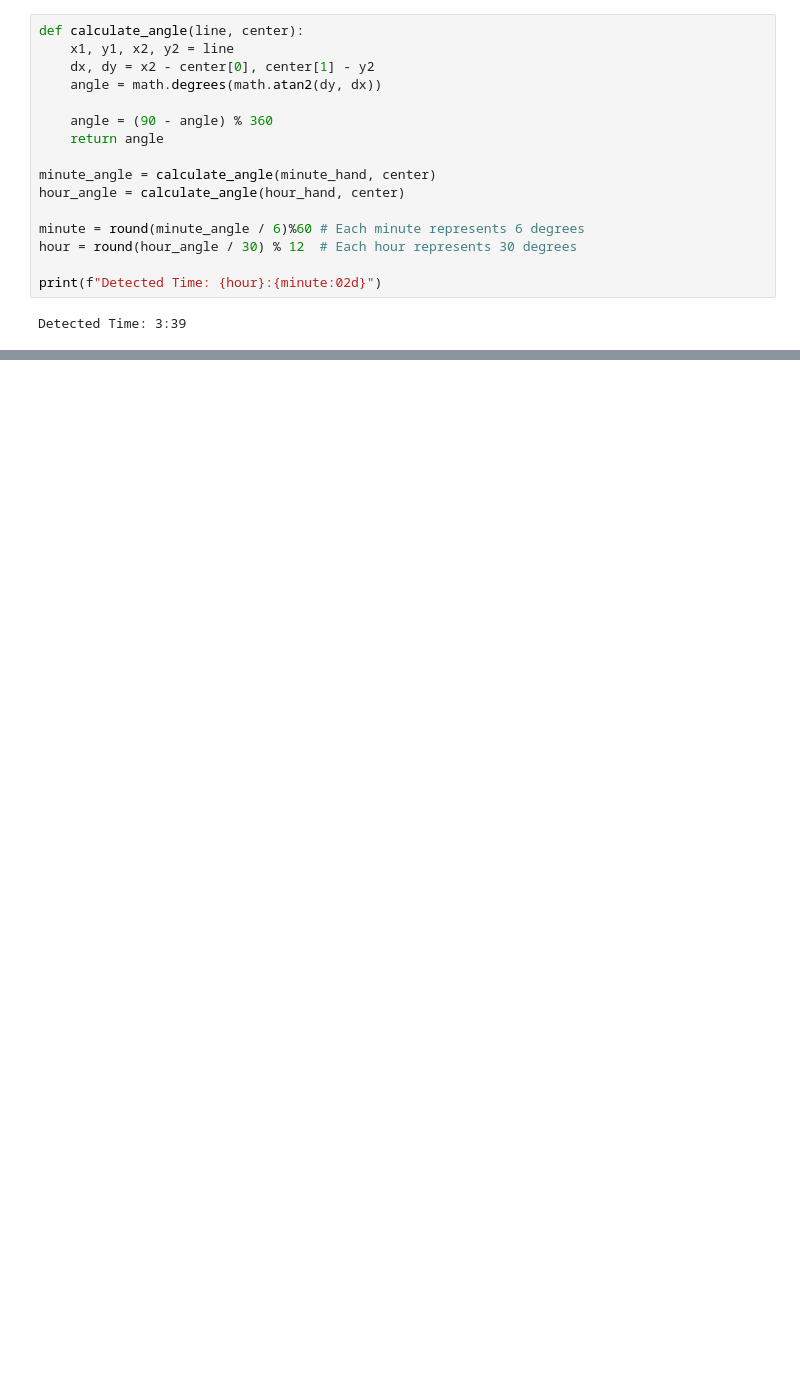
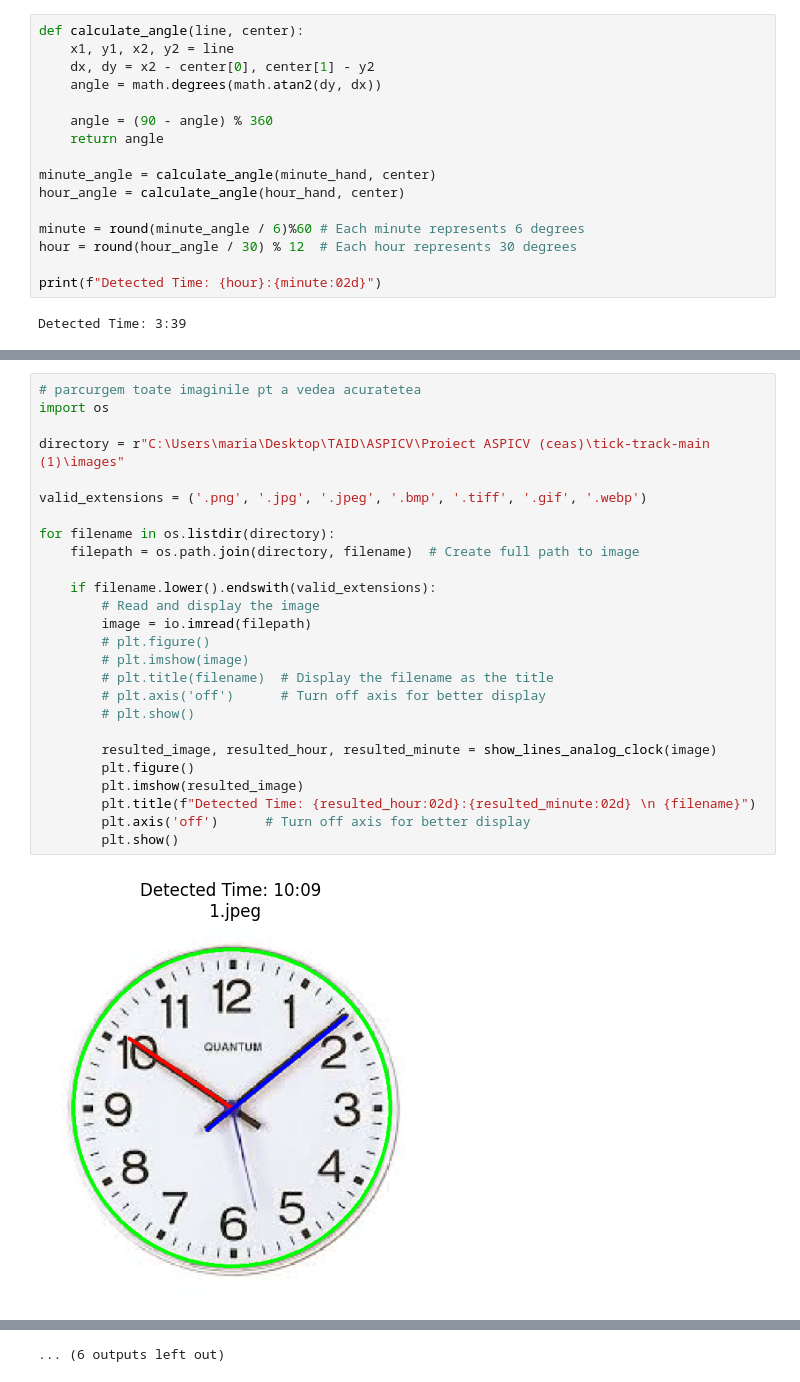
Before and after one commit to tbtiberiu/tick-track, a Jupyter notebook: clock_detector.ipynb, the cells around one changed output, grey strips where cells are left out. Saved outputs shown, nothing was run; the diff lists cells and outputs as text; blank space fills up the shorter version.

```diff
--- a/clock_detector.ipynb
+++ b/clock_detector.ipynb
@@ -248,0 +440,28 @@ plt.show()
+# %%
+# parcurgem toate imaginile pt a vedea acuratetea
+import os
+
+directory = r"C:\Users\maria\Desktop\TAID\ASPICV\Proiect ASPICV (ceas)\tick-track-main (1)\images"
+
+valid_extensions = ('.png', '.jpg', '.jpeg', '.bmp', '.tiff', '.gif', '.webp')
+
+for filename in os.listdir(directory):
+    filepath = os.path.join(directory, filename)  # Create full path to image
+
+    if filename.lower().endswith(valid_extensions):
+        # Read and display the image
+        image = io.imread(filepath)
+        # plt.figure()
+        # plt.imshow(image)
+        # plt.title(filename)  # Display the filename as the title
+        # plt.axis('off')      # Turn off axis for better display
+        # plt.show()
+
+        resulted_image, resulted_hour, resulted_minute = show_lines_analog_clock(image)
+        plt.figure()
+        plt.imshow(resulted_image)
+        plt.title(f"Detected Time: {resulted_hour:02d}:{resulted_minute:02d} \n {filename}")
+        plt.axis('off')      # Turn off axis for better display
+        plt.show()
+# %% [output]
+[figure, added]
@@ -248,0 +479 @@ plt.show()
+... (6 outputs left out)
```
Also changed, not shown: parts of 5 cells of this notebook.
